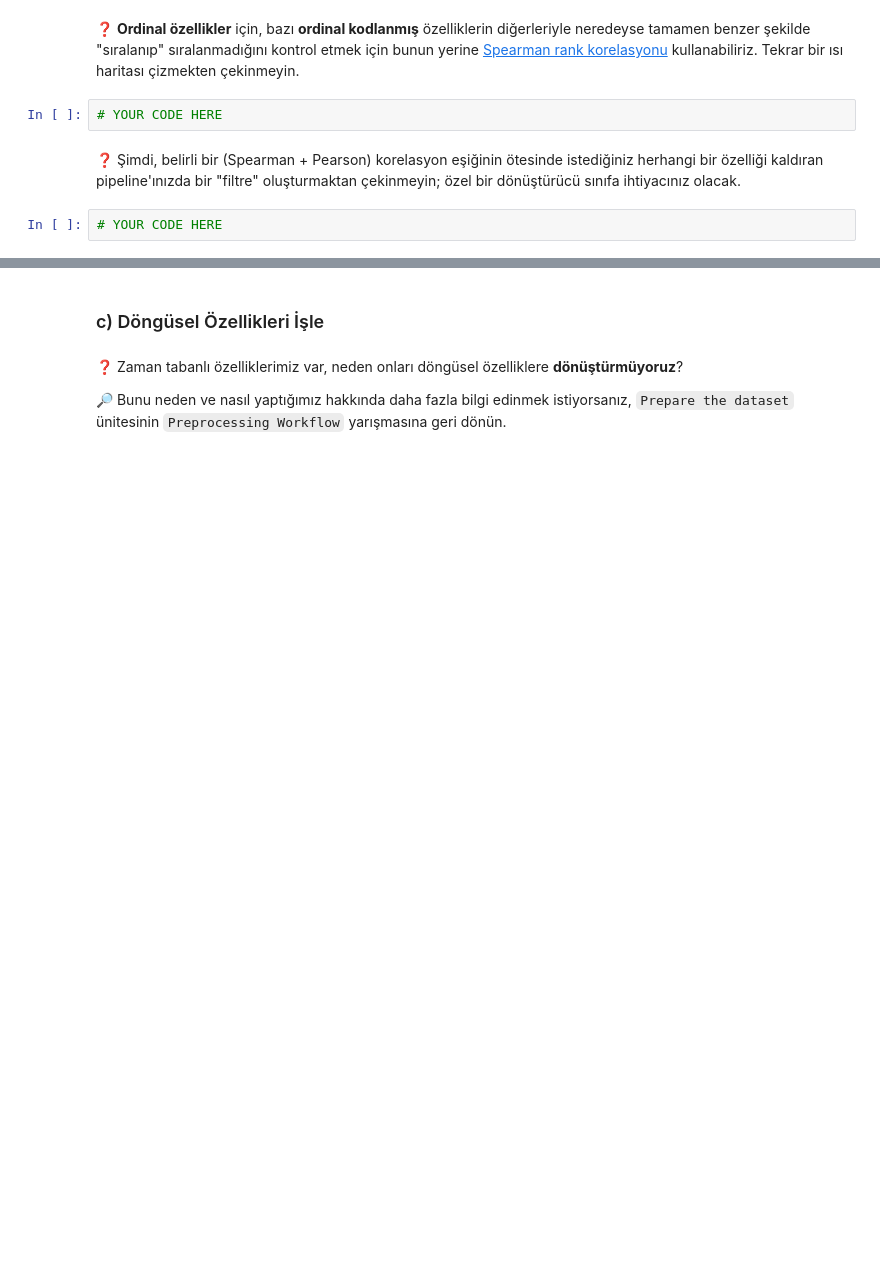
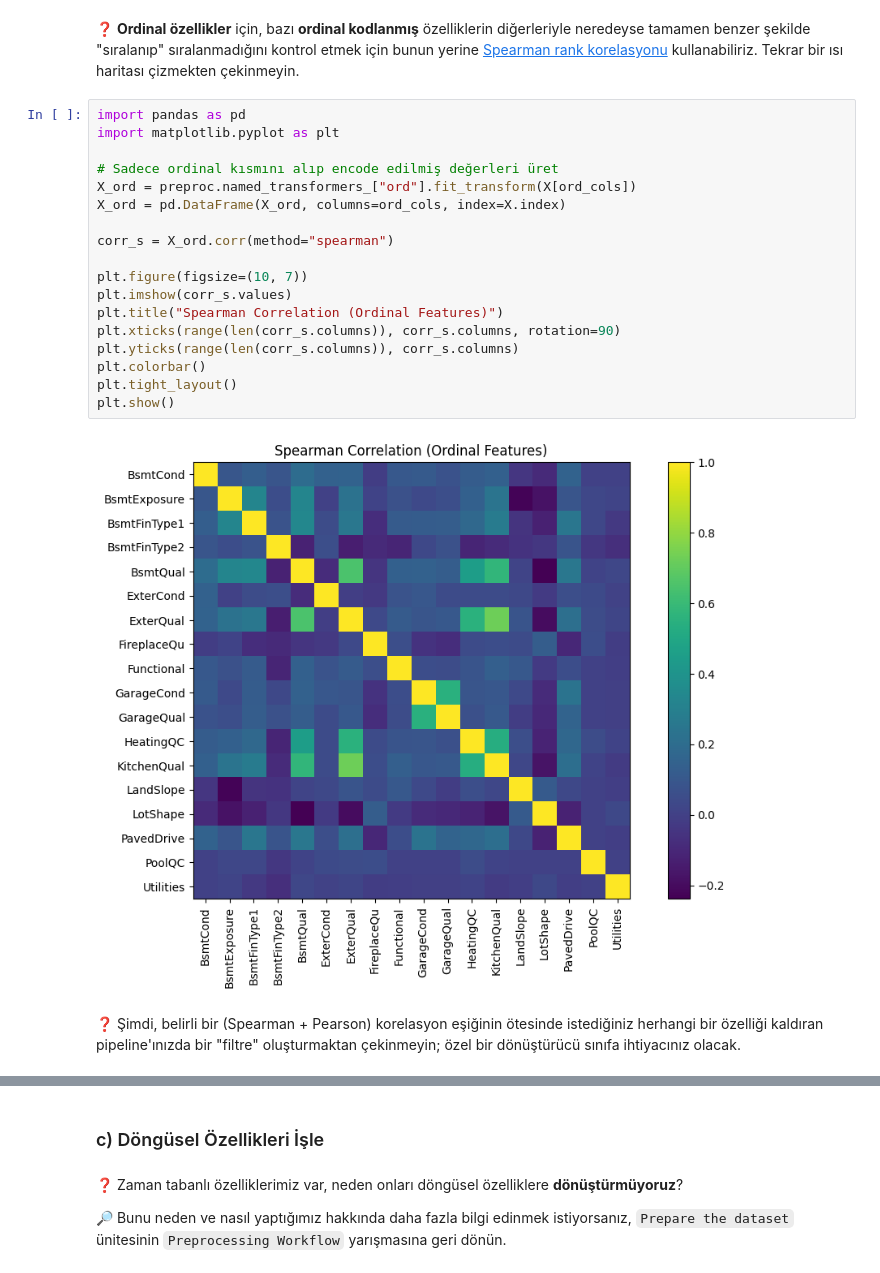
Before and after one commit to tmy-datamesa/S17D2-S-kaggle-competition, a Jupyter notebook: houses_kaggle_competition.ipynb, the cells around one changed output, grey strips where cells are left out. Cells and saved outputs as stored; diff of their text form; blank space fills up the shorter version.

```diff
--- a/houses_kaggle_competition.ipynb
+++ b/houses_kaggle_competition.ipynb
@@ -1085,8 +1210,24 @@ Pipeline'ınızın sonuna bir [`VarianceThreshold`](https://scikit-learn.org/sta
 # %% [markdown]
 ❓ **Ordinal özellikler** için, bazı **ordinal kodlanmış** özelliklerin diğerleriyle neredeyse tamamen benzer şekilde "sıralanıp" sıralanmadığını kontrol etmek için bunun yerine [Spearman rank korelasyonu](https://en.wikipedia.org/wiki/Spearman%27s_rank_correlation_coefficient) kullanabiliriz. Tekrar bir ısı haritası çizmekten çekinmeyin.
-# %%
-# YOUR CODE HERE
+# %%
+import pandas as pd
+import matplotlib.pyplot as plt
+
+# Sadece ordinal kısmını alıp encode edilmiş değerleri üret
+X_ord = preproc.named_transformers_["ord"].fit_transform(X[ord_cols])
+X_ord = pd.DataFrame(X_ord, columns=ord_cols, index=X.index)
+
+corr_s = X_ord.corr(method="spearman")
+
+plt.figure(figsize=(10, 7))
+plt.imshow(corr_s.values)
+plt.title("Spearman Correlation (Ordinal Features)")
+plt.xticks(range(len(corr_s.columns)), corr_s.columns, rotation=90)
+plt.yticks(range(len(corr_s.columns)), corr_s.columns)
+plt.colorbar()
+plt.tight_layout()
+plt.show()
+# %% [output]
+[figure, added]
 # %% [markdown]
 ❓ Şimdi, belirli bir (Spearman + Pearson) korelasyon eşiğinin ötesinde istediğiniz herhangi bir özelliği kaldıran pipeline'ınızda bir "filtre" oluşturmaktan çekinmeyin; özel bir dönüştürücü sınıfa ihtiyacınız olacak.
-# %%
-# YOUR CODE HERE
```
Also changed, not shown: parts of 25 cells of this notebook.
